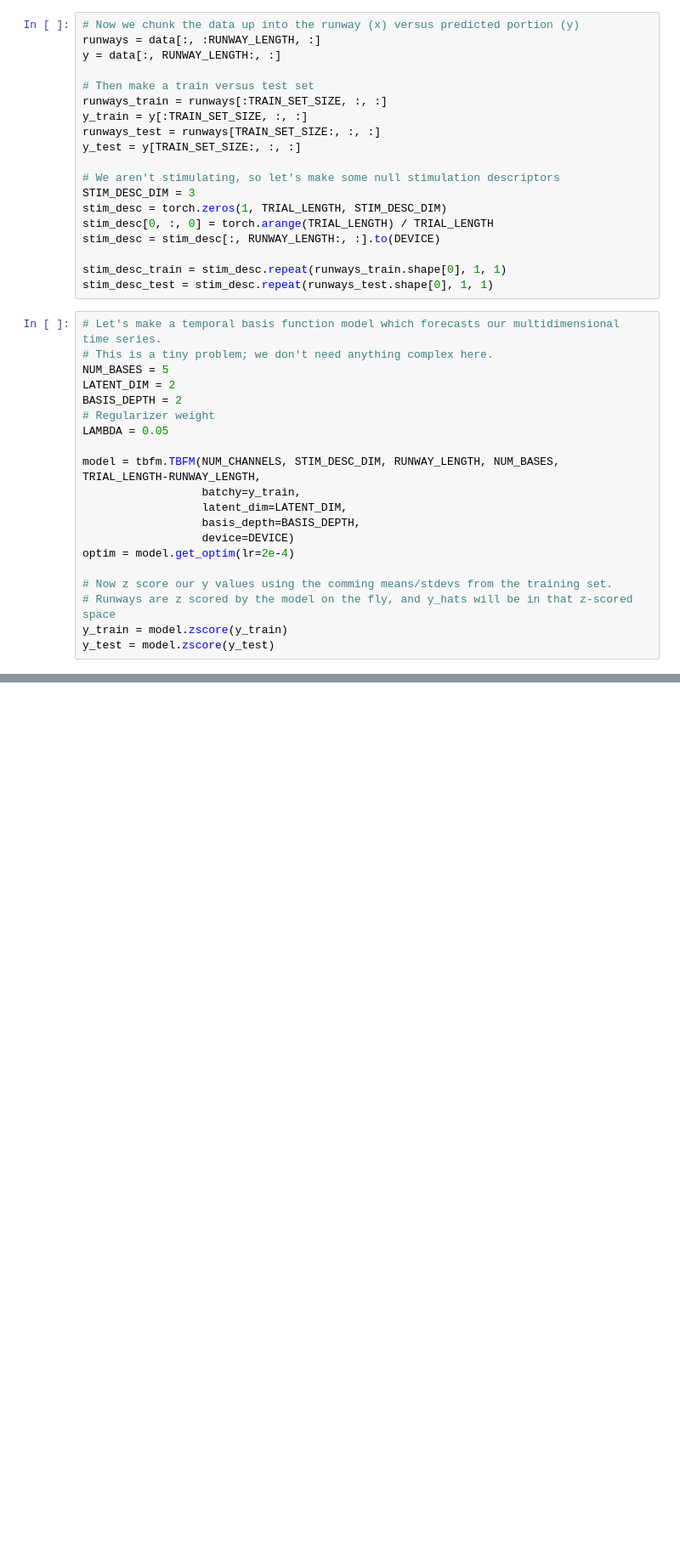
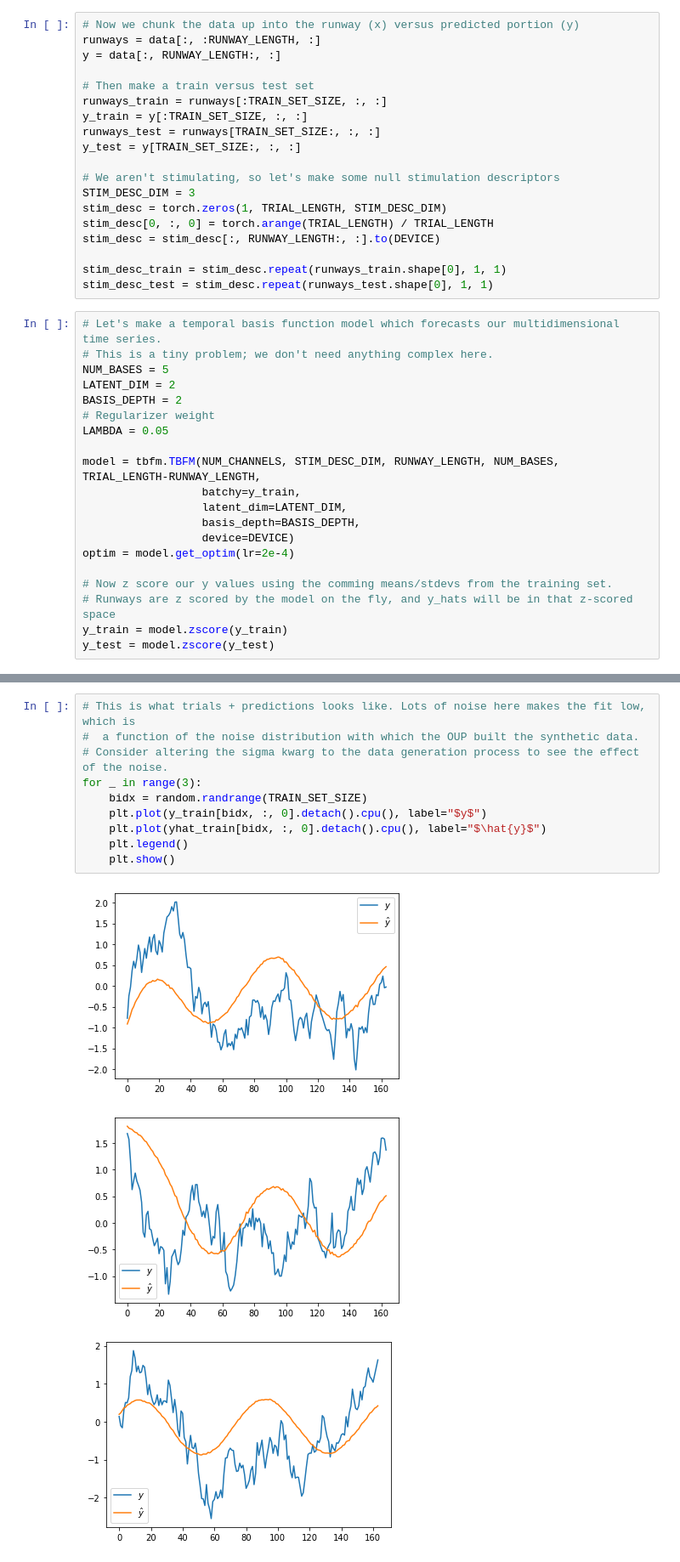
Before and after one commit to mmattb/py-tbfm, a Jupyter notebook: TBFM Demo.ipynb, the cells around one changed output, grey strips where cells are left out. Shown: that part at 85% size. Saved outputs shown, nothing was run; the diff lists cells and outputs as text; blank space fills up the shorter version.

```diff
--- a/TBFM Demo.ipynb
+++ b/TBFM Demo.ipynb
@@ -155,3 +158,17 @@ plt.show()
+# %%
+# This is what trials + predictions looks like. Lots of noise here makes the fit low, which is
+#  a function of the noise distribution with which the OUP built the synthetic data.
+# Consider altering the sigma kwarg to the data generation process to see the effect of the noise.
+for _ in range(3):
+    bidx = random.randrange(TRAIN_SET_SIZE)
+    plt.plot(y_train[bidx, :, 0].detach().cpu(), label="$y$")
+    plt.plot(yhat_train[bidx, :, 0].detach().cpu(), label="$\hat{y}$")
+    plt.legend()
+    plt.show()
+# %% [output]
+[figure, added]
+[figure, added]
+[figure, added]
 # %%
 # Now to understand the state dependence of the predictions let's graph the mean predictions as a function of a
 #   discretized state, versus groundtruth.
```
Also changed, not shown: parts of 5 cells of this notebook, 1 other file.
